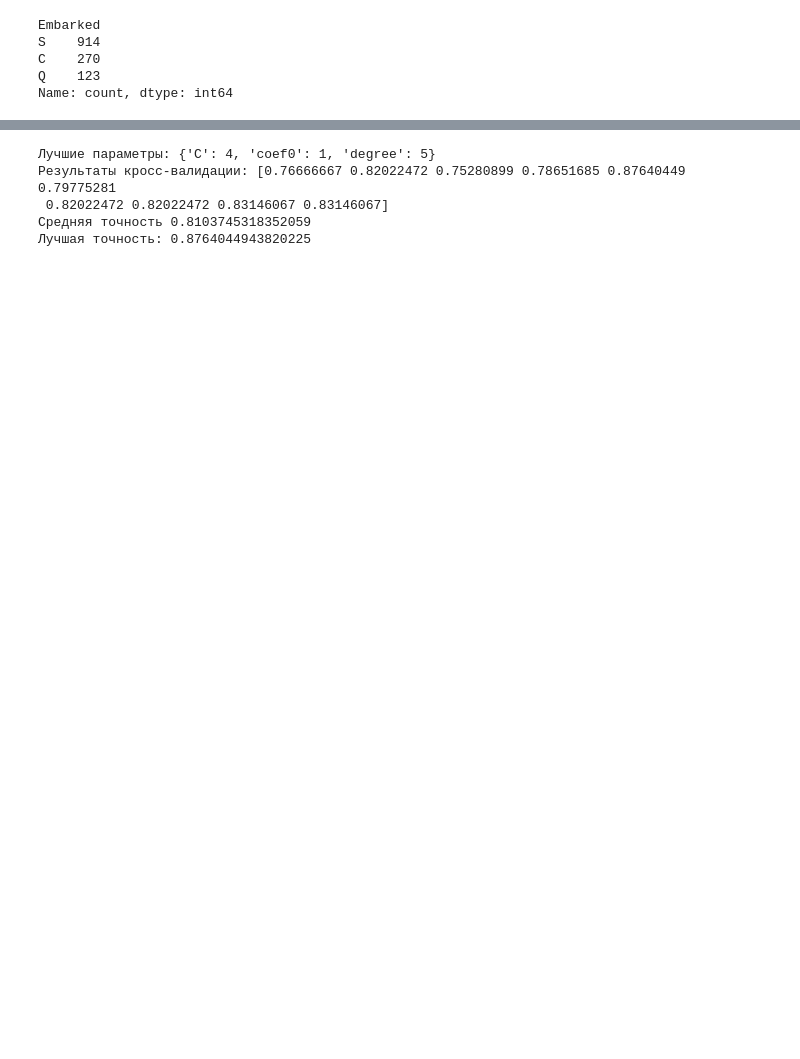
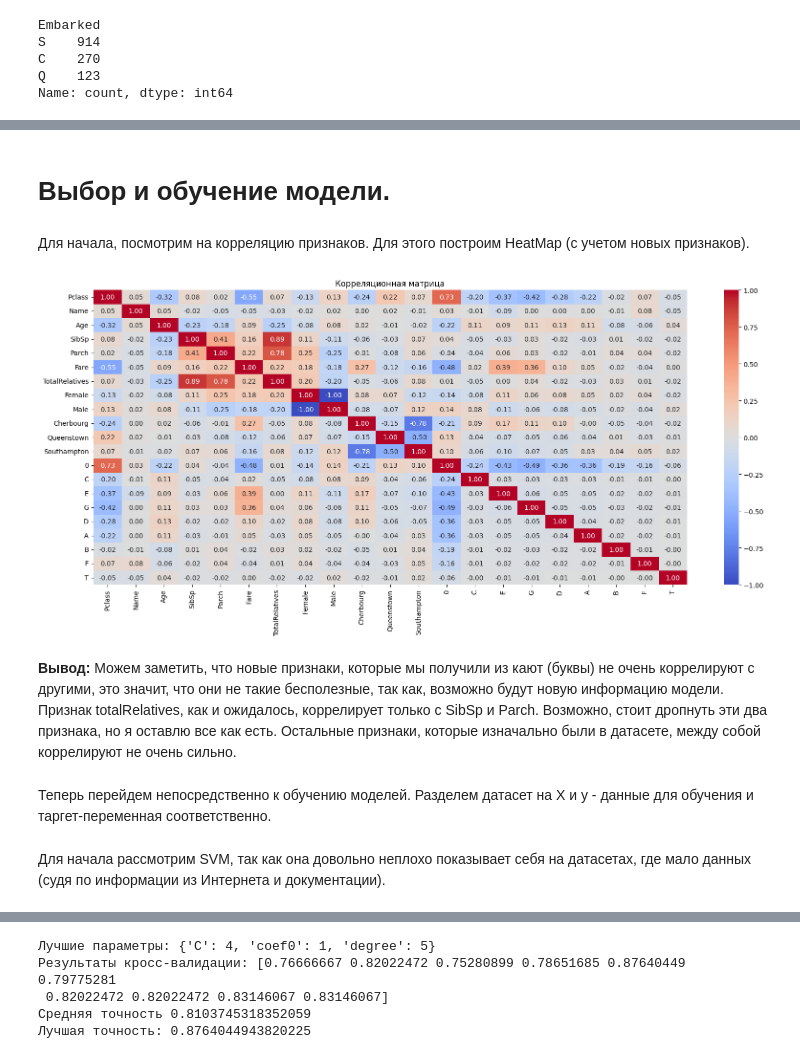
Before and after one commit to marcuryyy/DataAnalysisAndAI, a Jupyter notebook: titanic.ipynb, the cells around one changed output, grey strips where cells are left out. Saved outputs shown, nothing was run; the diff lists cells and outputs as text; code cells hidden in the pictures; blank space fills up the shorter version.

```diff
--- a/titanic.ipynb
+++ b/titanic.ipynb
@@ -611,3 +577,23 @@ scaled_df_train
+# %% [markdown]
+# Выбор и обучение модели.
+# %% [markdown]
+Для начала, посмотрим на корреляцию признаков. Для этого построим HeatMap (с учетом новых признаков).
+# %%
+import seaborn as sns
+import matplotlib.pyplot as plt
+
+correlation_matrix = train_df.corr()
+
+plt.figure(figsize=(20, 8))
+sns.heatmap(correlation_matrix, annot=True, cmap='coolwarm', fmt=".2f")
+plt.title('Корреляционная матрица')
+plt.show()
+# %% [output]
+[figure, added]
+# %% [markdown]
+**Вывод:** Можем заметить, что новые признаки, которые мы получили из кают (буквы) не очень коррелируют с другими, это значит, что они не такие бесполезные, так как, возможно будут новую информацию модели. Признак totalRelatives, как и ожидалось, коррелирует только с SibSp и Parch. Возможно, стоит дропнуть эти два признака, но я оставлю все как есть. Остальные признаки, которые изначально были в датасете, между собой коррелируют не очень сильно.
+# %% [markdown]
+Теперь перейдем непосредственно к обучению моделей. Разделем датасет на Х и у - данные для обучения и таргет-переменная соответственно.
 # %%
 from sklearn.model_selection import train_test_split
 
@@ -621,3 +605,5 @@ x_train, x_test, y_train, y_test = train_test_split(X, y, shuffle=True)
+# %% [markdown]
+Для начала рассмотрим SVM, так как она довольно неплохо показывает себя на датасетах, где мало данных (судя по информации из Интернета и документации).
 # %%
 from sklearn import svm
 clf = svm.SVC(kernel='poly', C=20).fit(x_train, y_train)
```
Also changed, not shown: parts of 155 cells of this notebook.
